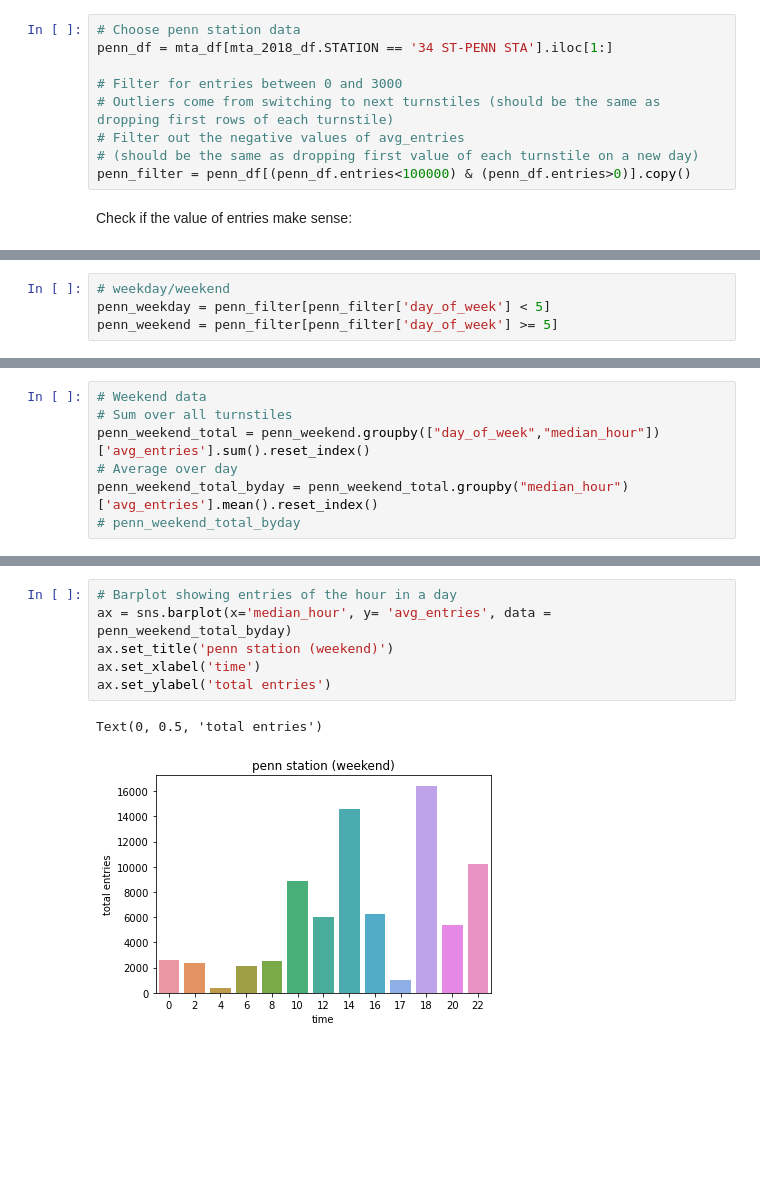
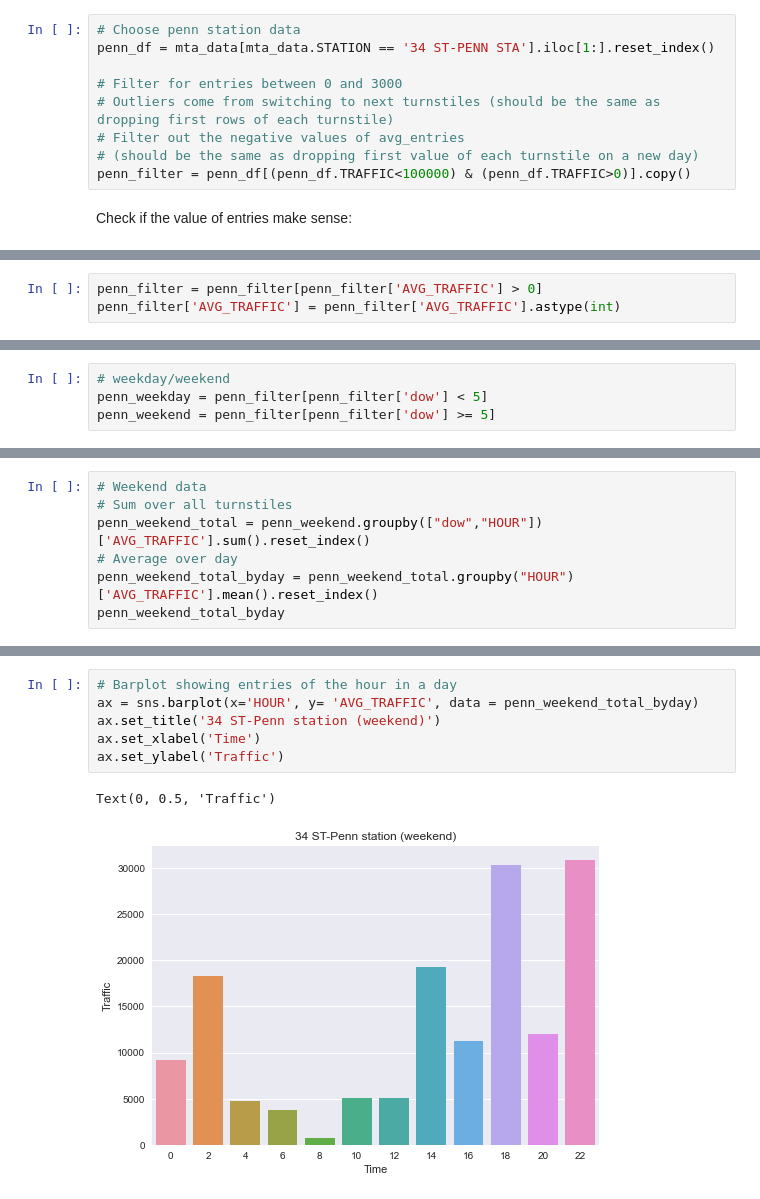
Before and after one commit to abarela13/onl_ds5_project_1, a Jupyter notebook: all_station.ipynb, the cells around one changed output, grey strips where cells are left out. Saved outputs shown, nothing was run; the diff lists cells and outputs as text; blank space fills up the shorter version.

```diff
--- a/all_station.ipynb
+++ b/all_station.ipynb
@@ -57,13 +70,13 @@ mta_df.head()
 ### Choose station
 # %%
 # Choose penn station data
-penn_df = mta_df[mta_2018_df.STATION == '34 ST-PENN STA'].iloc[1:]
+penn_df = mta_data[mta_data.STATION == '34 ST-PENN STA'].iloc[1:].reset_index()
 
 # Filter for entries between 0 and 3000
 # Outliers come from switching to next turnstiles (should be the same as dropping first rows of each turnstile)
 # Filter out the negative values of avg_entries
 # (should be the same as dropping first value of each turnstile on a new day)
-penn_filter = penn_df[(penn_df.entries<100000) & (penn_df.entries>0)].copy()
+penn_filter = penn_df[(penn_df.TRAFFIC<100000) & (penn_df.TRAFFIC>0)].copy()
 # %% [markdown]
 Check if the value of entries make sense:
 # %%
@@ -79 +92,4 @@ penn_filter['avg_entries'].min(), penn_filter['avg_entries'].mean(), penn_filter
+# %%
+penn_filter = penn_filter[penn_filter['AVG_TRAFFIC'] > 0]
+penn_filter['AVG_TRAFFIC'] = penn_filter['AVG_TRAFFIC'].astype(int)
 # %%
@@ -187,7 +240,7 @@ penn_total_byday.avg_entries.mean(),penn_total_byday.avg_entries.mean()*24
 # %%
 # weekday/weekend
-penn_weekday = penn_filter[penn_filter['day_of_week'] < 5]
-penn_weekend = penn_filter[penn_filter['day_of_week'] >= 5]
+penn_weekday = penn_filter[penn_filter['dow'] < 5]
+penn_weekend = penn_filter[penn_filter['dow'] >= 5]
 # %%
 penn_weekend
 # %% [output]
@@ -223,7 +303,7 @@ Text(0, 0.5, 'total entries')
 # %%
 # Weekend data
 # Sum over all turnstiles
-penn_weekend_total = penn_weekend.groupby(["day_of_week","median_hour"])['avg_entries'].sum().reset_index()
+penn_weekend_total = penn_weekend.groupby(["dow","HOUR"])['AVG_TRAFFIC'].sum().reset_index()
 # Average over day
-penn_weekend_total_byday = penn_weekend_total.groupby("median_hour")['avg_entries'].mean().reset_index()
-# penn_weekend_total_byday
+penn_weekend_total_byday = penn_weekend_total.groupby("HOUR")['AVG_TRAFFIC'].mean().reset_index()
+penn_weekend_total_byday
@@ -230,11 +331,11 @@ penn_weekend_total_byday = penn_weekend_total.groupby("median_hour")['avg_entrie
 # %%
 # Barplot showing entries of the hour in a day
-ax = sns.barplot(x='median_hour', y= 'avg_entries', data = penn_weekend_total_byday)
-ax.set_title('penn station (weekend)')
-ax.set_xlabel('time')
-ax.set_ylabel('total entries')
+ax = sns.barplot(x='HOUR', y= 'AVG_TRAFFIC', data = penn_weekend_total_byday)
+ax.set_title('34 ST-Penn station (weekend)')
+ax.set_xlabel('Time')
+ax.set_ylabel('Traffic')
 # %% [output]
-Text(0, 0.5, 'total entries')
+Text(0, 0.5, 'Traffic')
-[figure, old version]
+[figure, new version]
 # %%
 # Plot together for comparison
```
Also changed, not shown: parts of 40 cells of this notebook.
